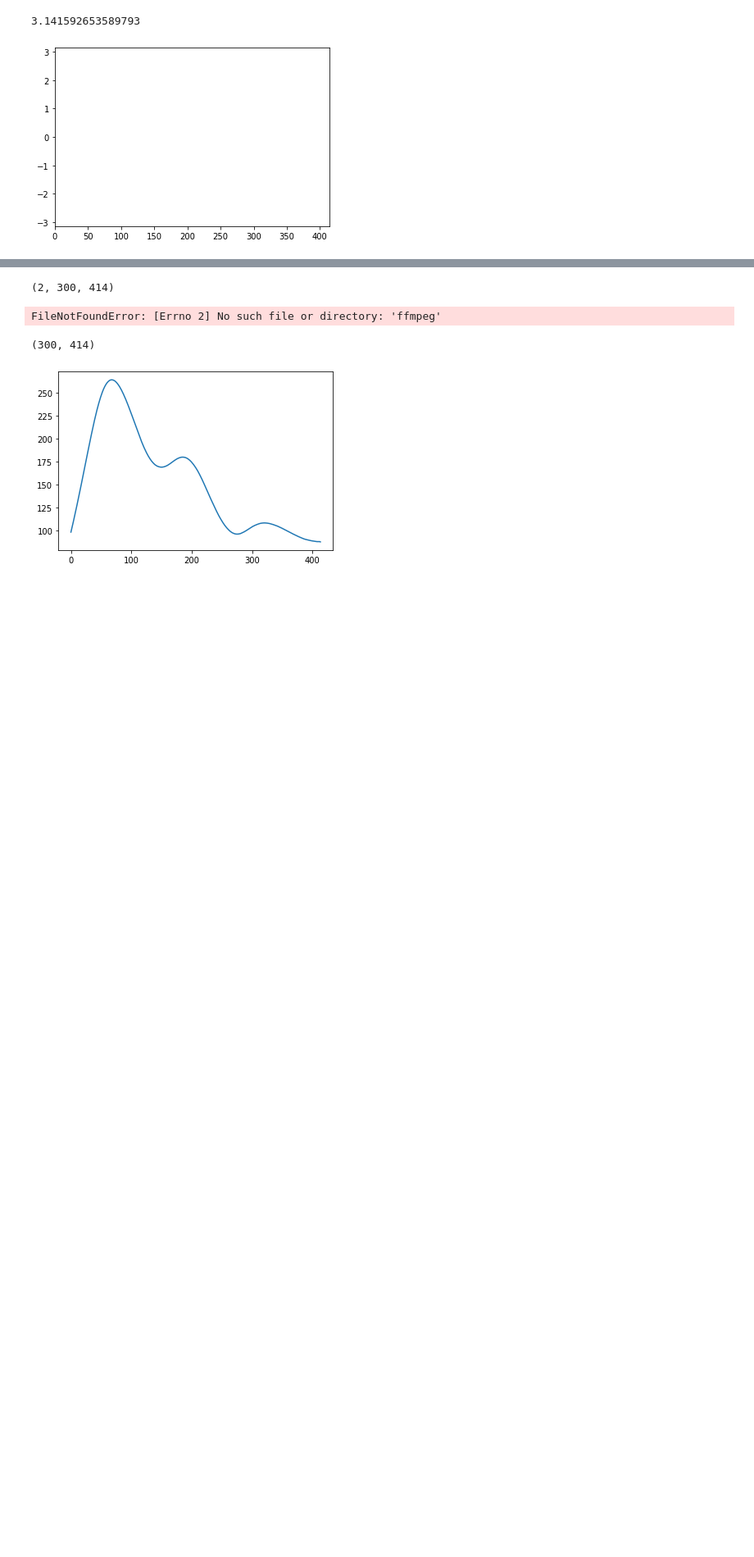
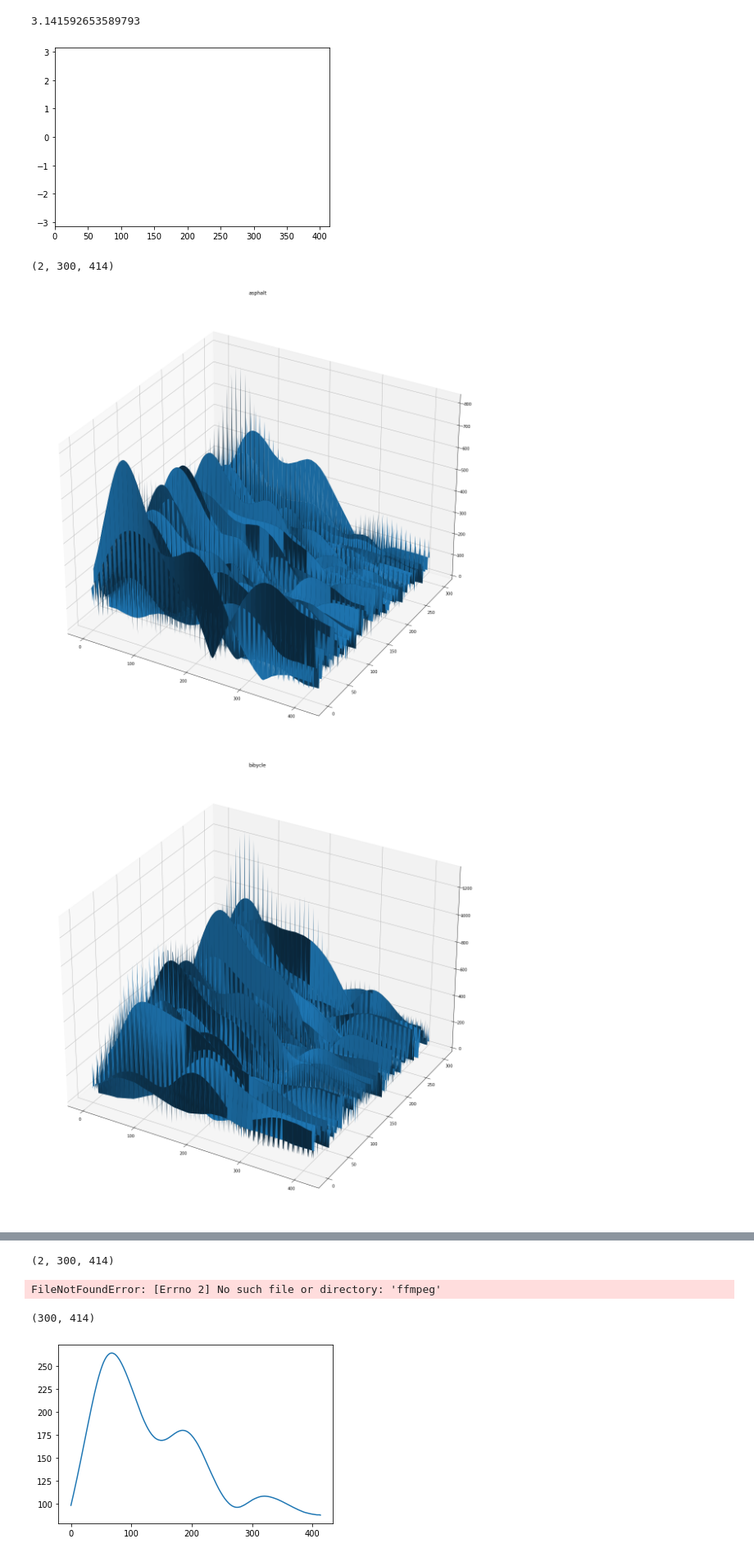
Before and after one commit to AISL-Sejong-Organization/Intelligent_Radar, a Jupyter notebook: gui/service_modules/plot.ipynb, the cells around one changed output, grey strips where cells are left out. Shown at 82% size. Cells and saved outputs as stored; diff of their text form; code cells hidden in the pictures; blank space fills up the shorter version.

```diff
--- a/gui/service_modules/plot.ipynb
+++ b/gui/service_modules/plot.ipynb
@@ -32,4 +38,4 @@ floor = np.load('./road_data/floor/floor.npy')
 floor = seperater(floor)
 ground = np.load('./road_data/ground/ground1.npy')
 ground = seperater(ground)
-ground = np.load('./road_data/ground/ground1.npy')
+# ground = np.load('./road_data/ground/ground1.npy')
@@ -46,3 +81,29 @@ ax = plt.axes(xlim = (0, asphalt.shape[2]), ylim = (-pi, pi))
 line, = plt.plot([], [])
 # %% [output]
 [figure]
+# %%
+asphalt.shape
+# %% [output]
+(2, 300, 414)
+# %%
+xs = np.linspace(0,asphalt.shape[2],asphalt.shape[2])
+ys = np.linspace(0,asphalt.shape[1],asphalt.shape[1])
+X, Y = np.meshgrid(xs, ys)
+# %%
+def plot_3d(arr, title):
+    x = np.arange(arr.shape[2])
+    y = np.arange(arr.shape[2])
+    plt.figure(figsize=(20,30))
+    axes = plt.axes(projection='3d')
+    axes.plot_surface(x, y, arr[0][:])
+    plt.title(title)
+    plt.show()
+# %%
+plot_3d(X, Y, asphalt, 'asphalt')
+plot_3d(X, Y, bicycle, 'bibycle')
+plot_3d(X, Y, block, 'block')
+plot_3d(X, Y, floor, 'floor')
+plot_3d(X, Y, ground, 'ground')
+# %% [output]
+[figure, added]
+[figure, added]
```
Also changed, not shown: parts of 18 cells of this notebook, 11 other files.
